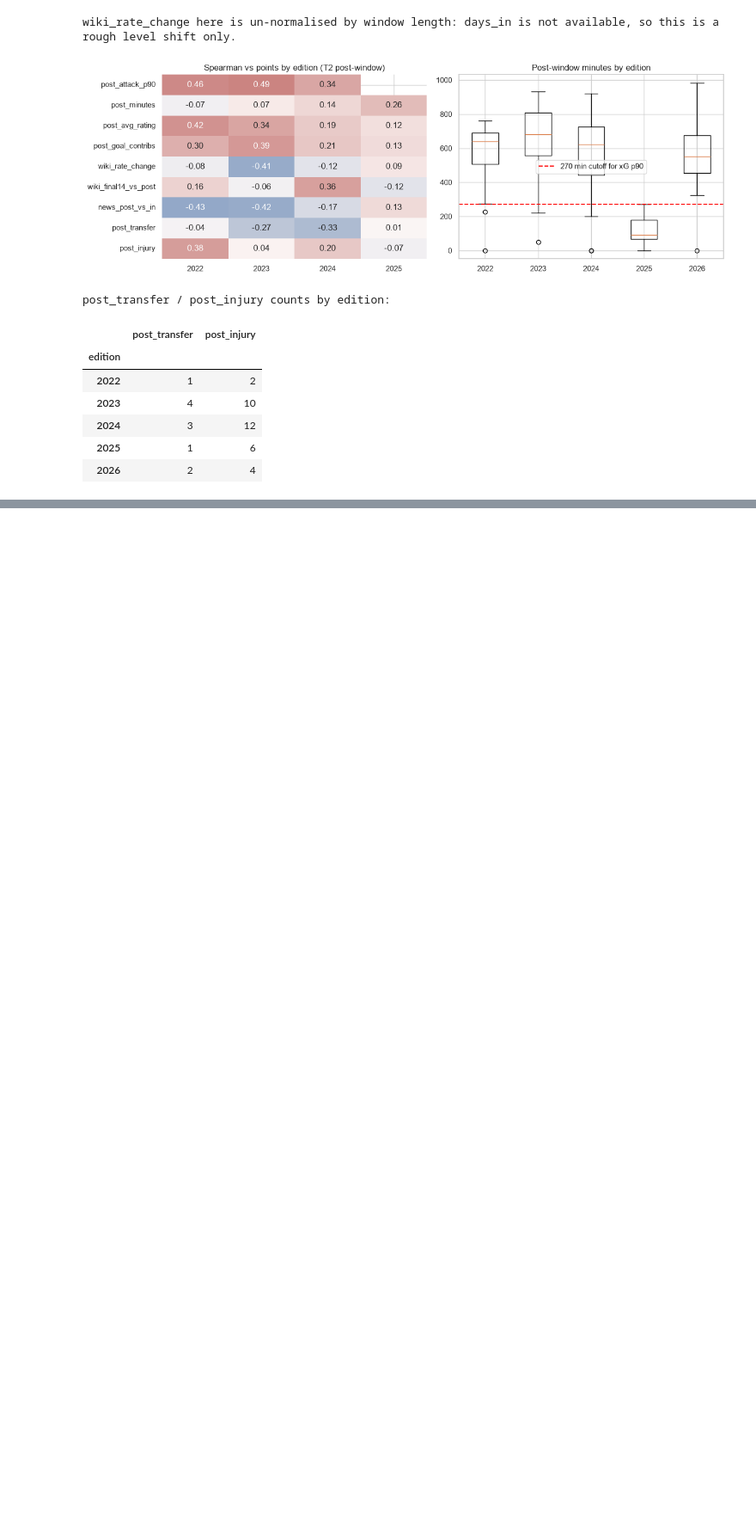
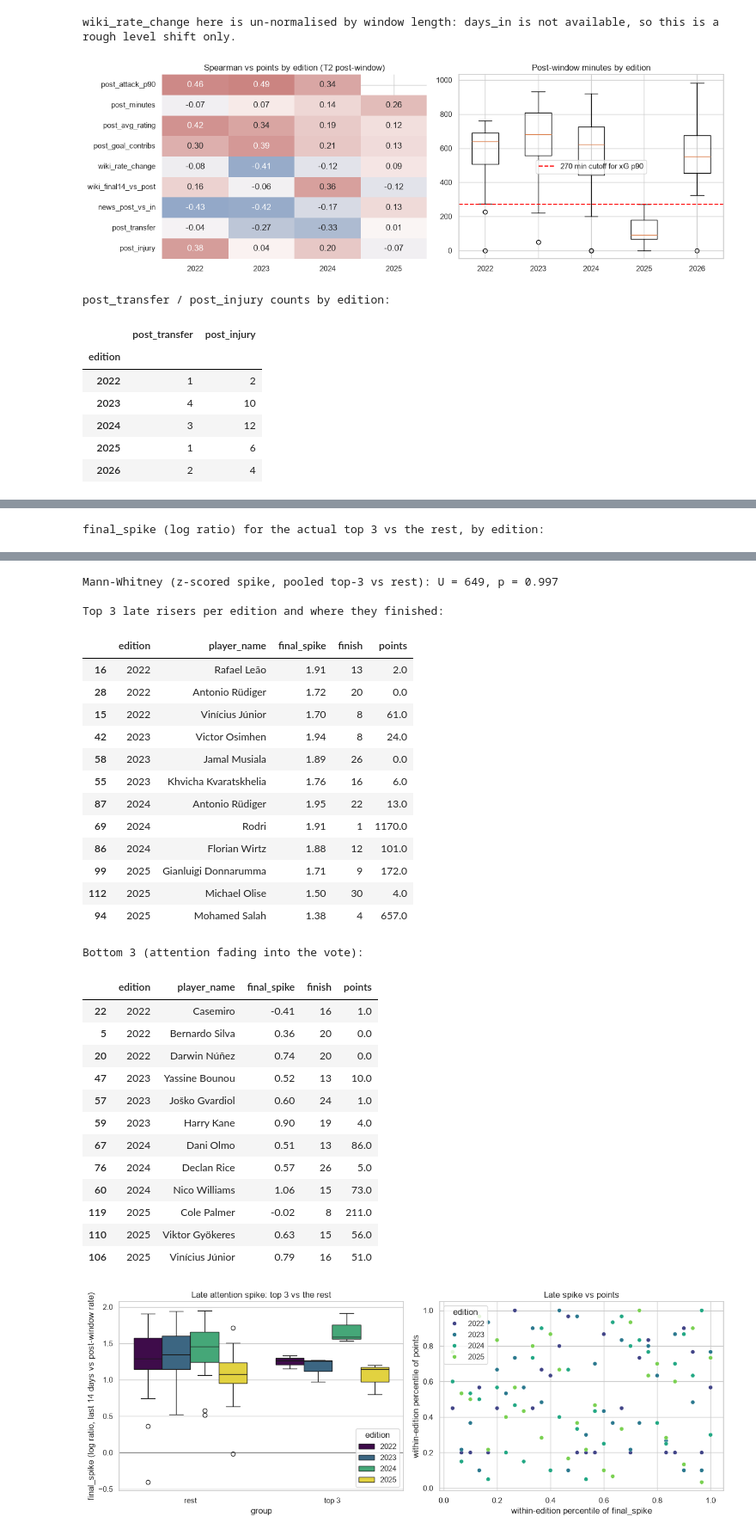
Before and after one commit to AswathKarthik10/predicting-the-ballon-dor, a Jupyter notebook: ballon_dor_2026.ipynb, the cells around one changed output, grey strips where cells are left out. Shown at 86% size. Saved outputs shown, nothing was run; the diff lists cells and outputs as text; code cells hidden in the pictures; blank space fills up the shorter version.

```diff
--- a/ballon_dor_2026.ipynb
+++ b/ballon_dor_2026.ipynb
@@ -1061,0 +1276,31 @@ post_transfer / post_injury counts by edition:
+# %%
+spike_tbl = att_lab[["edition", "player_name", "points", "final_spike"]].copy()
+spike_tbl["spike_pctile"] = att_lab_z["final_spike"].groupby(att_lab["edition"]).rank(pct=True)
+spike_tbl["points_pctile"] = pooled_att_y
+spike_tbl["finish"] = att_lab.groupby("edition")["points"].rank(ascending=False, method="min").astype(int)
+
+top3 = spike_tbl["finish"] <= 3
+print("final_spike (log ratio) for the actual top 3 vs the rest, by edition:")
+display(spike_tbl.assign(top3=top3).groupby(["edition", "top3"])["final_spike"].agg(["count", "mean", "median"]).unstack().round(3))
+u, p = stats.mannwhitneyu(att_lab_z.loc[top3[top3].index, "final_spike"], att_lab_z.loc[top3[~top3].index, "final_spike"])
+print(f"Mann-Whitney (z-scored spike, pooled top-3 vs rest): U = {u:.0f}, p = {p:.3f}")
+
+print("\nTop 3 late risers per edition and where they finished:")
+display(spike_tbl.sort_values(["edition", "final_spike"], ascending=[True, False]).groupby("edition").head(3)[["edition", "player_name", "final_spike", "finish", "points"]].round(2))
+print("Bottom 3 (attention fading into the vote):")
+display(spike_tbl.sort_values(["edition", "final_spike"]).groupby("edition").head(3)[["edition", "player_name", "final_spike", "finish", "points"]].round(2))
+
+fig, axes = plt.subplots(1, 2, figsize=(13, 4.8))
+sns.boxplot(data=spike_tbl.assign(group=np.where(top3, "top 3", "rest")), x="group", y="final_spike", hue="edition", ax=axes[0], palette="viridis")
+axes[0].axhline(0, color="k", linewidth=0.8)
+axes[0].set_title("Late attention spike: top 3 vs the rest")
+axes[0].set_ylabel("final_spike (log ratio, last 14 days vs post-window rate)")
+sns.scatterplot(data=spike_tbl, x="spike_pctile", y="points_pctile", hue=spike_tbl["edition"].astype(str), palette="viridis", ax=axes[1], s=35)
+axes[1].set_xlabel("within-edition percentile of final_spike")
+axes[1].set_ylabel("within-edition percentile of points")
+axes[1].set_title("Late spike vs points")
+plt.tight_layout()
+plt.savefig("figures/eda/d_final_spike.png", dpi=130)
+plt.show()
+# %% [output]
+final_spike (log ratio) for the actual top 3 vs the rest, by edition:
@@ -1061,0 +1314,31 @@ post_transfer / post_injury counts by edition:
+Mann-Whitney (z-scored spike, pooled top-3 vs rest): U = 649, p = 0.997
+
+Top 3 late risers per edition and where they finished:
+|  | edition | player_name | final_spike | finish | points |
+| 16 | 2022 | Rafael Leão | 1.91 | 13 | 2.0 |
+| 28 | 2022 | Antonio Rüdiger | 1.72 | 20 | 0.0 |
+| 15 | 2022 | Vinícius Júnior | 1.70 | 8 | 61.0 |
+| 42 | 2023 | Victor Osimhen | 1.94 | 8 | 24.0 |
+| 58 | 2023 | Jamal Musiala | 1.89 | 26 | 0.0 |
+| 55 | 2023 | Khvicha Kvaratskhelia | 1.76 | 16 | 6.0 |
+| 87 | 2024 | Antonio Rüdiger | 1.95 | 22 | 13.0 |
+| 69 | 2024 | Rodri | 1.91 | 1 | 1170.0 |
+| 86 | 2024 | Florian Wirtz | 1.88 | 12 | 101.0 |
+| 99 | 2025 | Gianluigi Donnarumma | 1.71 | 9 | 172.0 |
+| 112 | 2025 | Michael Olise | 1.50 | 30 | 4.0 |
+| 94 | 2025 | Mohamed Salah | 1.38 | 4 | 657.0 |
+Bottom 3 (attention fading into the vote):
+|  | edition | player_name | final_spike | finish | points |
+| 22 | 2022 | Casemiro | -0.41 | 16 | 1.0 |
+| 5 | 2022 | Bernardo Silva | 0.36 | 20 | 0.0 |
+| 20 | 2022 | Darwin Núñez | 0.74 | 20 | 0.0 |
+| 47 | 2023 | Yassine Bounou | 0.52 | 13 | 10.0 |
+| 57 | 2023 | Joško Gvardiol | 0.60 | 24 | 1.0 |
+| 59 | 2023 | Harry Kane | 0.90 | 19 | 4.0 |
+| 67 | 2024 | Dani Olmo | 0.51 | 13 | 86.0 |
+| 76 | 2024 | Declan Rice | 0.57 | 26 | 5.0 |
+| 60 | 2024 | Nico Williams | 1.06 | 15 | 73.0 |
+| 119 | 2025 | Cole Palmer | -0.02 | 8 | 211.0 |
+| 110 | 2025 | Viktor Gyökeres | 0.63 | 15 | 56.0 |
+| 106 | 2025 | Vinícius Júnior | 0.79 | 16 | 51.0 |
+[figure, added]
```
Also changed, not shown: parts of 14 cells of this notebook, 5 other files.
